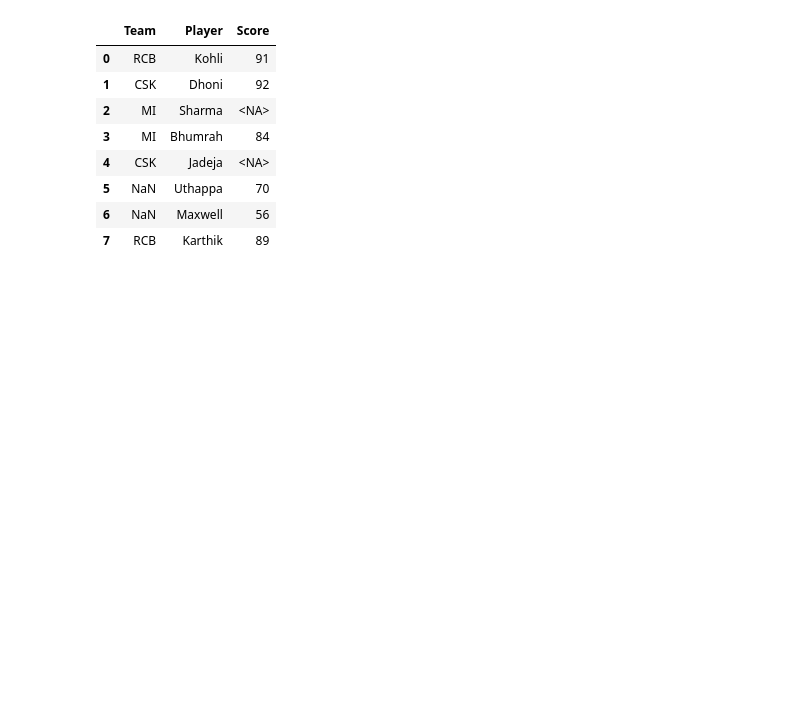
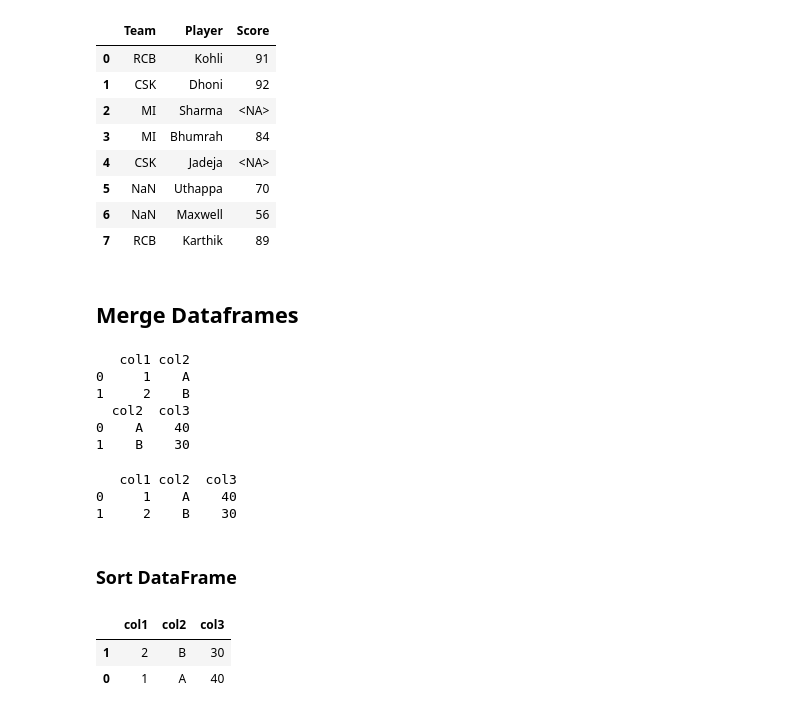
Before and after one commit to 1dhavalpatel/PythonForDS, a Jupyter notebook: CheatSheet-List_Arrary_DF.ipynb, the cells around one changed output. Saved outputs shown, nothing was run; the diff lists cells and outputs as text; code cells hidden in the pictures; blank space fills up the shorter version.

```diff
--- a/CheatSheet-List_Arrary_DF.ipynb
+++ b/CheatSheet-List_Arrary_DF.ipynb
@@ -806,3 +806,5 @@ df
 | 5 | NaN | Uthappa | 70 |
 | 6 | NaN | Maxwell | 56 |
 | 7 | RCB | Karthik | 89 |
+# %% [markdown]
+## Merge Dataframes
@@ -808,0 +813,33 @@ df
+# %%
+df1 = pd.DataFrame([
+                    [1, "A"], [2,"B"]
+                    ], columns = ["col1", "col2"])
+print(df1)
+
+
+df2 = pd.DataFrame([
+                    ["A", 40], ["B", 30]
+                    ], columns = ["col2", "col3"])
+print(df2)
+# %% [output]
+   col1 col2
+0     1    A
+1     2    B
+  col2  col3
+0    A    40
+1    B    30
+# %%
+df_m = pd.merge(df1, df2, on="col2", how="inner")
+print (df_m)
+# %% [output]
+   col1 col2  col3
+0     1    A    40
+1     2    B    30
+# %% [markdown]
+### Sort DataFrame
+# %%
+df_m.sort_values(by="col3")
+# %% [output]
+|  | col1 | col2 | col3 |
+| 1 | 2 | B | 30 |
+| 0 | 1 | A | 40 |
```
Also changed, not shown: parts of 19 cells of this notebook.
